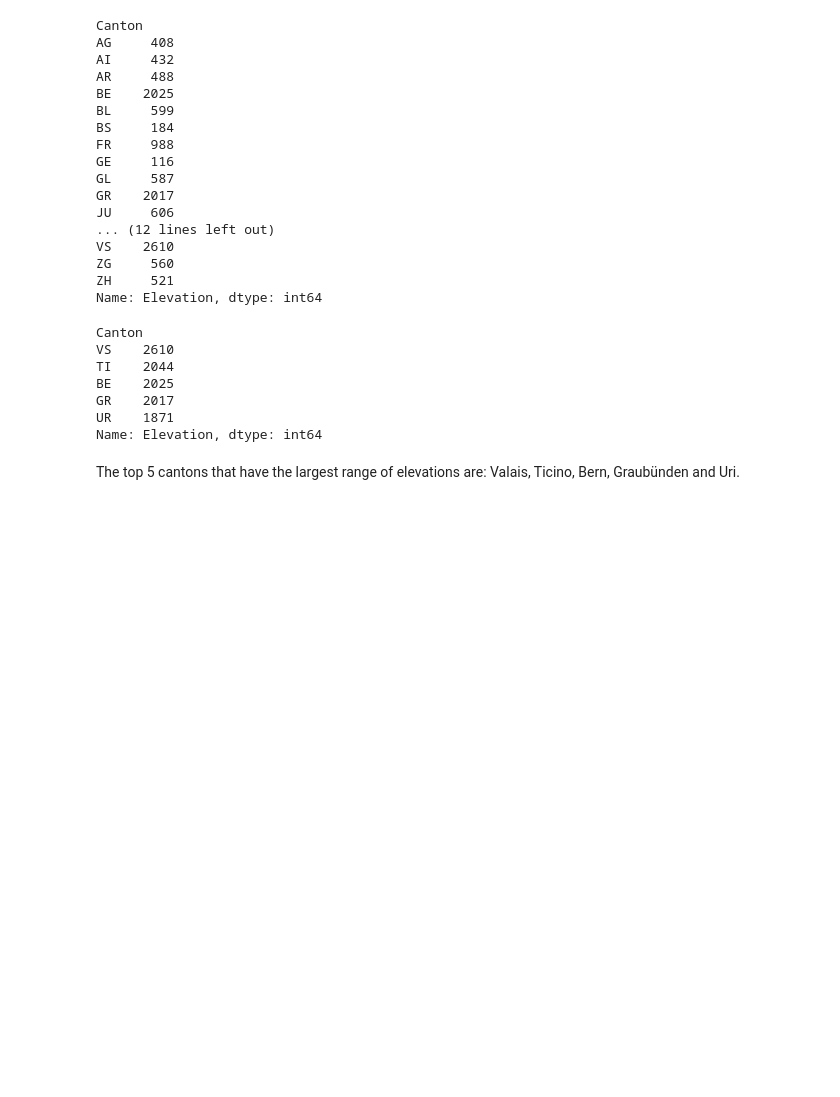
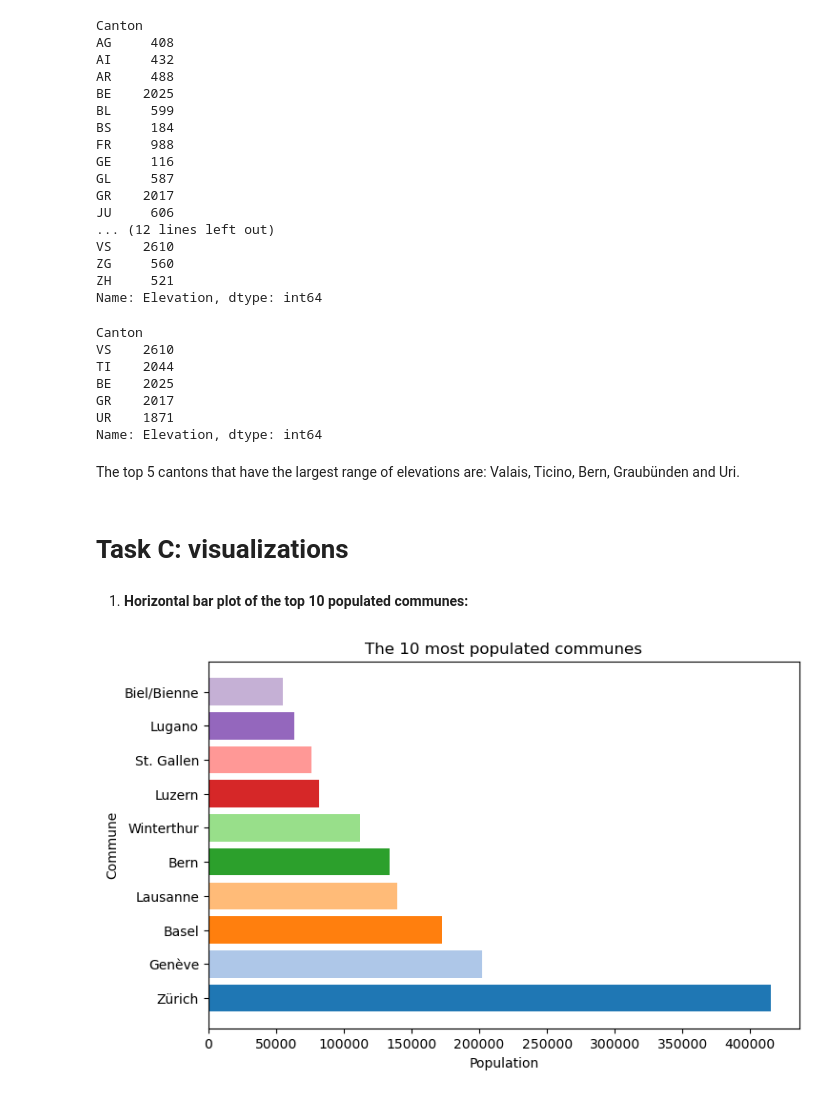
Before and after one commit to maharhandi/Intro_data_analysis, a Jupyter notebook: communes_solution.ipynb, the cells around one changed output. Saved outputs shown, nothing was run; the diff lists cells and outputs as text; code cells hidden in the pictures; blank space fills up the shorter version.

Commit message:
Finished Task C
finished all the plots asked in project

```diff
--- a/communes_solution.ipynb
+++ b/communes_solution.ipynb
@@ -314,3 +315,20 @@ UR    1871
 Name: Elevation, dtype: int64
 # %% [markdown]
 The top 5 cantons that have the largest range of elevations are: Valais, Ticino, Bern, Graubünden and Uri.
+# %% [markdown]
+# Task C: visualizations
+# %% [markdown]
+1. **Horizontal bar plot of the top 10 populated communes:**
+# %%
+commune = df_top["Commune"]
+residents = df_top["Residents"]
+
+plt.figure(figsize=(8, 5))
+colormap = plt.cm.tab20(range(0, len(commune)))
+plt.barh(commune, residents, color=colormap)
+plt.title("The 10 most populated communes")
+plt.xlabel("Population")
+plt.ylabel("Commune")
+plt.show()
+# %% [output]
+[figure, added]
```
Also changed, not shown: parts of 23 cells of this notebook.
